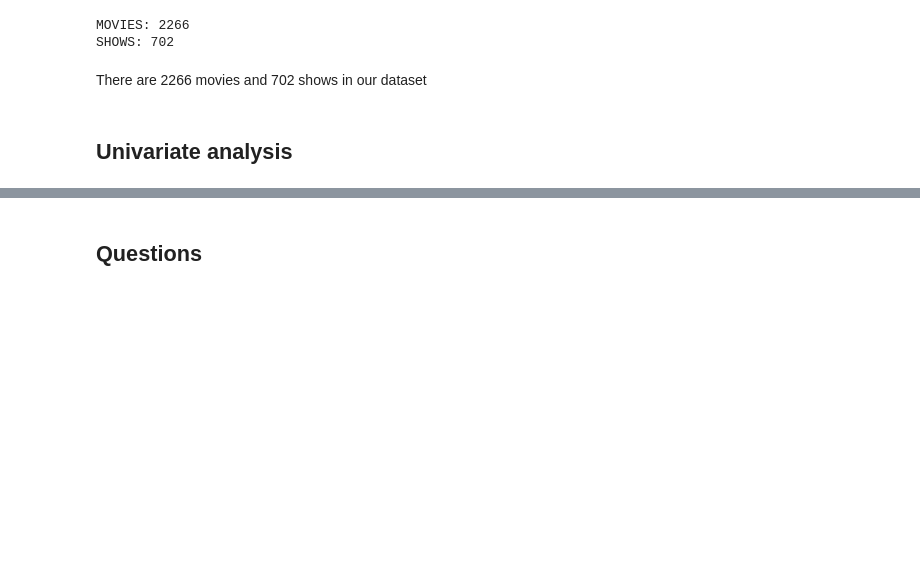
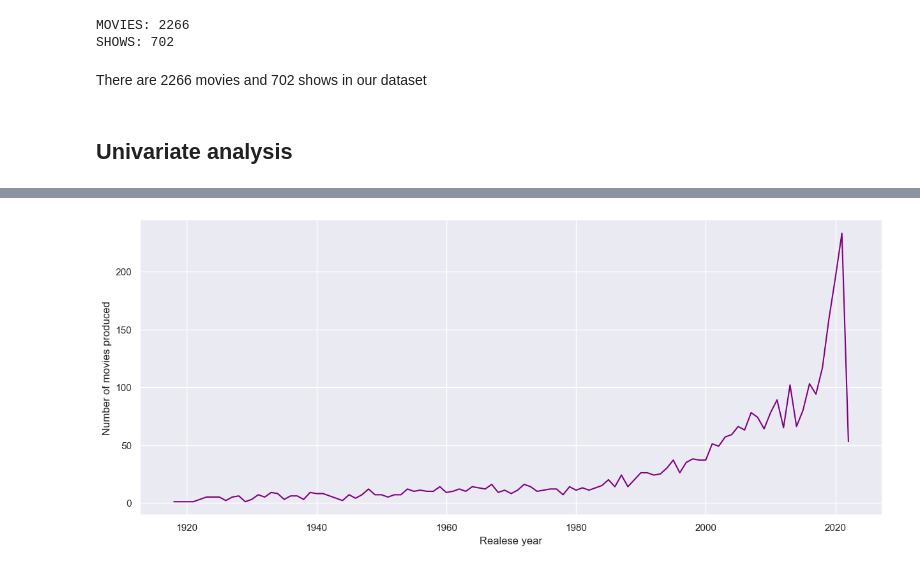
Before and after one commit to Imani-hub-pixel/Data-analysis-Python-, a Jupyter notebook: EDA and Feature Engineering projects/HBO Max TV Shows and movies/HBOmax.ipynb, the cells around one changed output, grey strips where cells are left out. Cells and saved outputs as stored; diff of their text form; code cells hidden in the pictures; blank space fills up the shorter version.

```diff
--- a/EDA and Feature Engineering projects/HBO Max TV Shows and movies/HBOmax.ipynb
+++ b/EDA and Feature Engineering projects/HBO Max TV Shows and movies/HBOmax.ipynb
@@ -454,5 +461,29 @@ df_title.head(2)
 |  | id | title | type | description | release_year | age_certification | runtime | genres | ... |
 | 0 | tm155702 | The Wizard of Oz | MOVIE | Young Dorothy finds herself in a ... | 1939 | G | 102 | fantasy, family | ... |
 | 1 | tm83648 | Citizen Kane | MOVIE | Newspaper magnate, Charles Foster... | 1941 | PG | 119 | drama | ... |
-# %% [markdown]
-## Questions
+# %%
+sns.set_theme()
+hbo_max_colors = ["#002BE7", "#991EEB", "#9E86FF"]
+hbo_gradient = sns.blend_palette(hbo_max_colors, n_colors=20, as_cmap=True)
+hbo_max_colors = sns.color_palette(["#121124",  # 1. Darkest Shadow Purple
+    "#2E1154",  # 2. Rich Dark Violet
+    "#461280",  # 3. Deep Grape Purple
+    "#5822B4",  # 4. Classic HBO Purple
+    "#7B1FA2",  # 5. Neon Amethyst
+    "#991EEB",  # 6. Vibrant Bright Purple
+    "#002BE7",  # 7. Electric Neon Blue
+    "#00A2FF",  # 8. Cyan Sign Glow
+    "#9E86FF",  # 9. Heliotrope Lavender
+    "#E91E63",  # 10. Vivid Hot Pink
+    "#FF5722",  # 11. Fiery Orange-Red
+    "#FF9100" ])
+# %%
+#1.How has the number of movies and TV shows released changed over the years?
+plt.figure(figsize=(15,6))
+year_count=df_title['release_year'].value_counts()
+sns.lineplot(x=year_count.index,y=year_count,color='purple')
+plt.xlabel("Realese year")
+plt.ylabel("Number of movies produced")
+plt.show()
+# %% [output]
+[figure, added]
```
Also changed, not shown: parts of 21 cells of this notebook.
